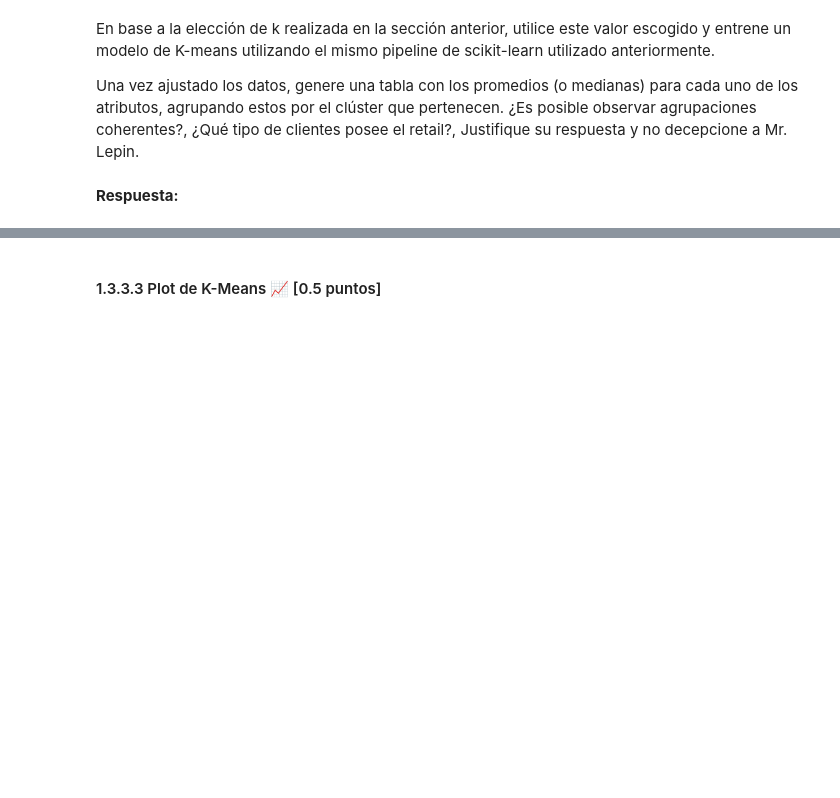
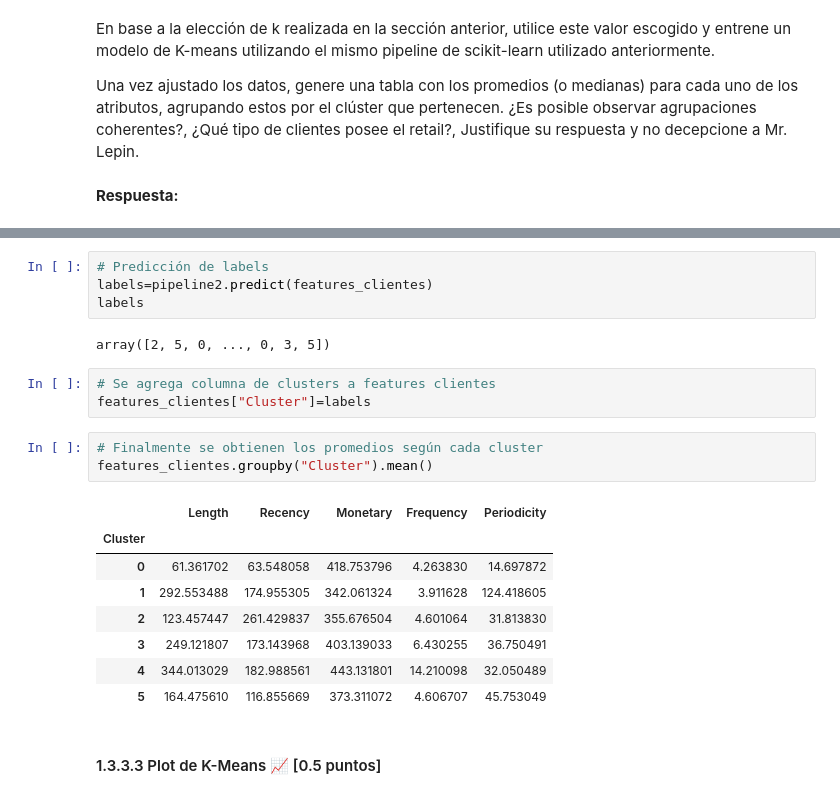
Before and after one commit to JLCdata/Programacion_Data_Science, a Jupyter notebook: laboratorio_6/Laboratorio6_Enunciado.ipynb, the cells around one changed output, grey strips where cells are left out. Saved outputs shown, nothing was run; the diff lists cells and outputs as text; blank space fills up the shorter version.

```diff
--- a/laboratorio_6/Laboratorio6_Enunciado.ipynb
+++ b/laboratorio_6/Laboratorio6_Enunciado.ipynb
@@ -468,3 +433,24 @@ features_tsne_embedded["Labels"]=features_tsne_embedded["Labels"].astype("catego
+# %%
+# Predicción de labels
+labels=pipeline2.predict(features_clientes)
+labels
+# %% [output]
+array([2, 5, 0, ..., 0, 3, 5])
+# %%
+# Se agrega columna de clusters a features clientes
+features_clientes["Cluster"]=labels
+# %%
+# Finalmente se obtienen los promedios según cada cluster
+features_clientes.groupby("Cluster").mean()
+# %% [output]
+|  | Length | Recency | Monetary | Frequency | Periodicity |
+| Cluster |  |  |  |  |  |
+| 0 | 61.361702 | 63.548058 | 418.753796 | 4.263830 | 14.697872 |
+| 1 | 292.553488 | 174.955305 | 342.061324 | 3.911628 | 124.418605 |
+| 2 | 123.457447 | 261.429837 | 355.676504 | 4.601064 | 31.813830 |
+| 3 | 249.121807 | 173.143968 | 403.139033 | 6.430255 | 36.750491 |
+| 4 | 344.013029 | 182.988561 | 443.131801 | 14.210098 | 32.050489 |
+| 5 | 164.475610 | 116.855669 | 373.311072 | 4.606707 | 45.753049 |
 # %% [markdown]
 #### 1.3.3.3 Plot de K-Means 📈 [0.5 puntos]
 # %% [markdown]
```
Also changed, not shown: parts of 17 cells of this notebook.
